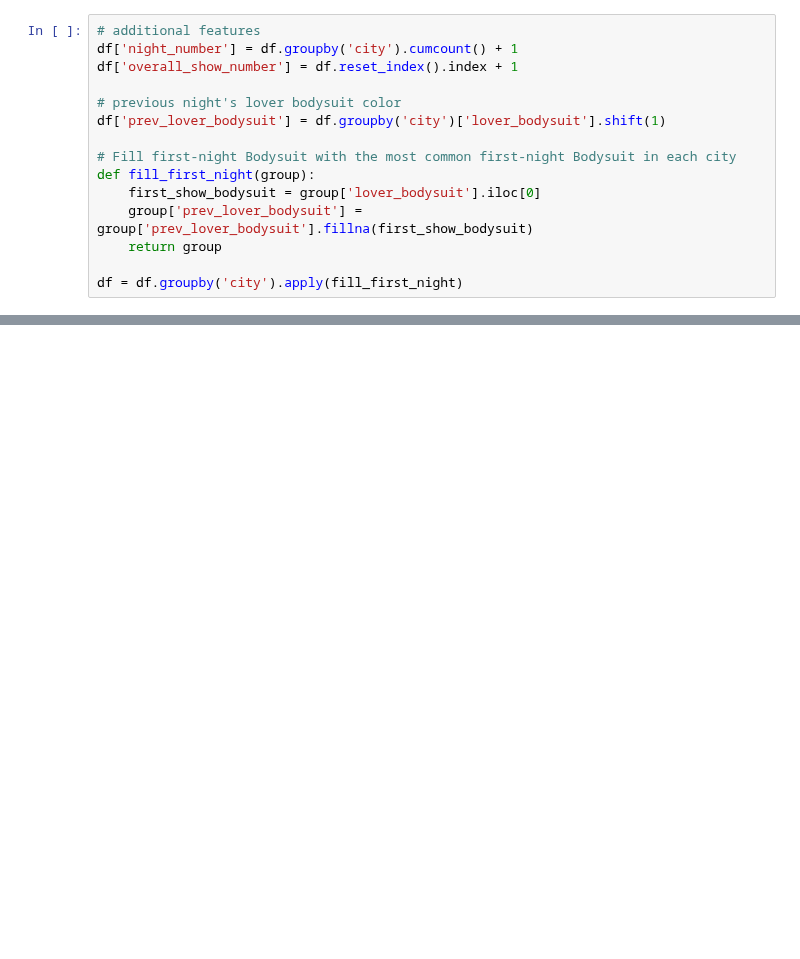
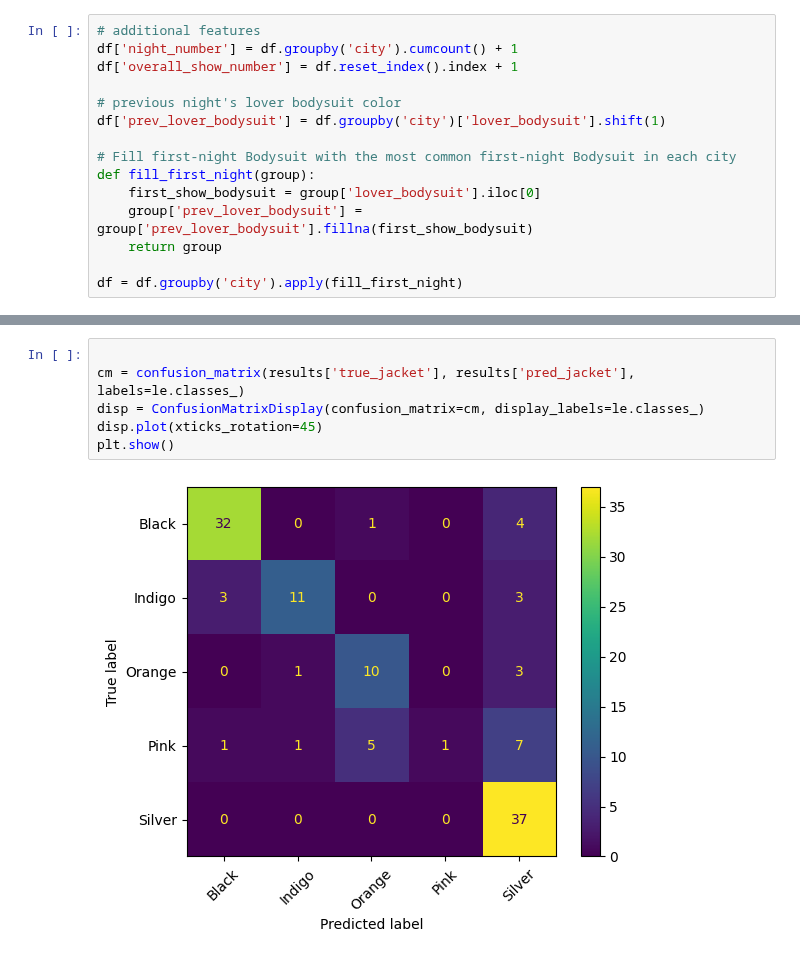
Before and after one commit to laurencosgrove/eras-predictor, a Jupyter notebook: workspace.ipynb, the cells around one changed output, grey strips where cells are left out. Drawn from its saved outputs; the diff is of its cells as text; blank space fills up the shorter version.

Commit message:
trying jacket and guitar

```diff
--- a/workspace.ipynb
+++ b/workspace.ipynb
@@ -151,0 +347,8 @@ Number of misclassified rows: 63
+# %%
+
+cm = confusion_matrix(results['true_jacket'], results['pred_jacket'], labels=le.classes_)
+disp = ConfusionMatrixDisplay(confusion_matrix=cm, display_labels=le.classes_)
+disp.plot(xticks_rotation=45)
+plt.show()
+# %% [output]
+[figure, added]
```
Also changed, not shown: parts of 9 cells of this notebook.
